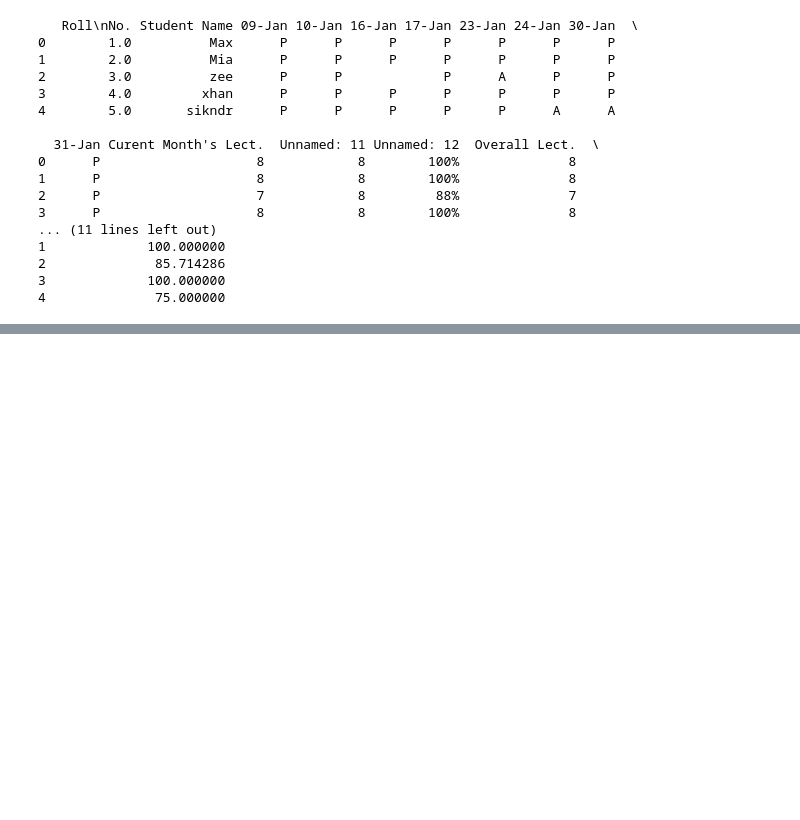
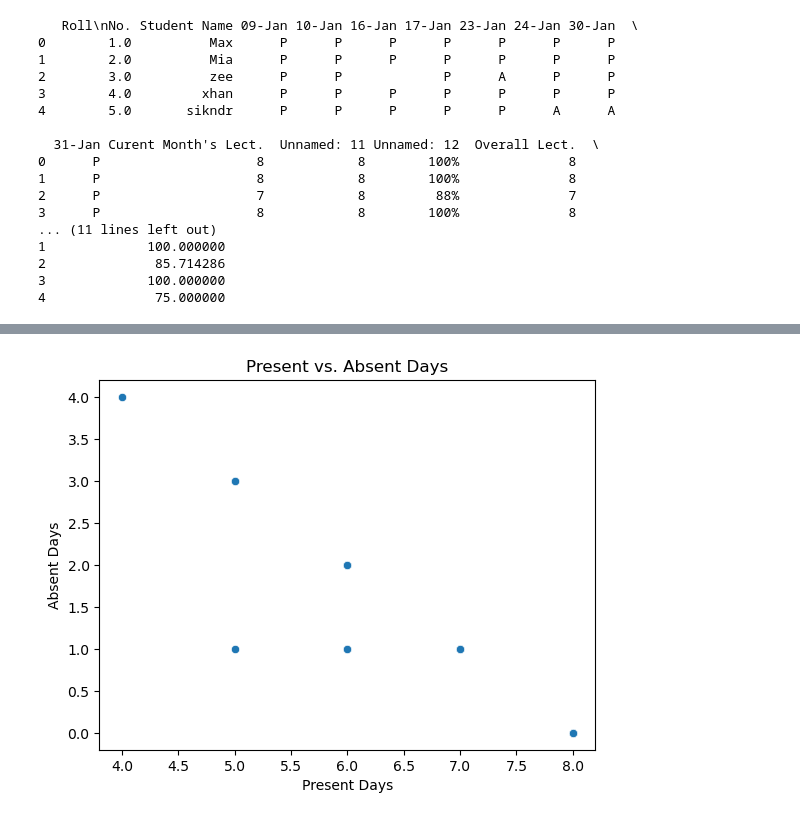
Before and after one commit to cmshebeeb/Attendance-Analyzer, a Jupyter notebook: notebooks/eda.ipynb, the cells around one changed output, grey strips where cells are left out. Cells and saved outputs as stored; diff of their text form; code cells hidden in the pictures; blank space fills up the shorter version.

```diff
--- a/notebooks/eda.ipynb
+++ b/notebooks/eda.ipynb
@@ -23,0 +59,9 @@ print(df.head())
+# %%
+# Present vs. Absent Days Scatter Plot
+sns.scatterplot(x='present_days', y='absent_days', data=df)
+plt.title('Present vs. Absent Days')
+plt.xlabel('Present Days')
+plt.ylabel('Absent Days')
+plt.show()
+# %% [output]
+[figure, added]
```
Also changed, not shown: parts of 5 cells of this notebook, 12 other files.
